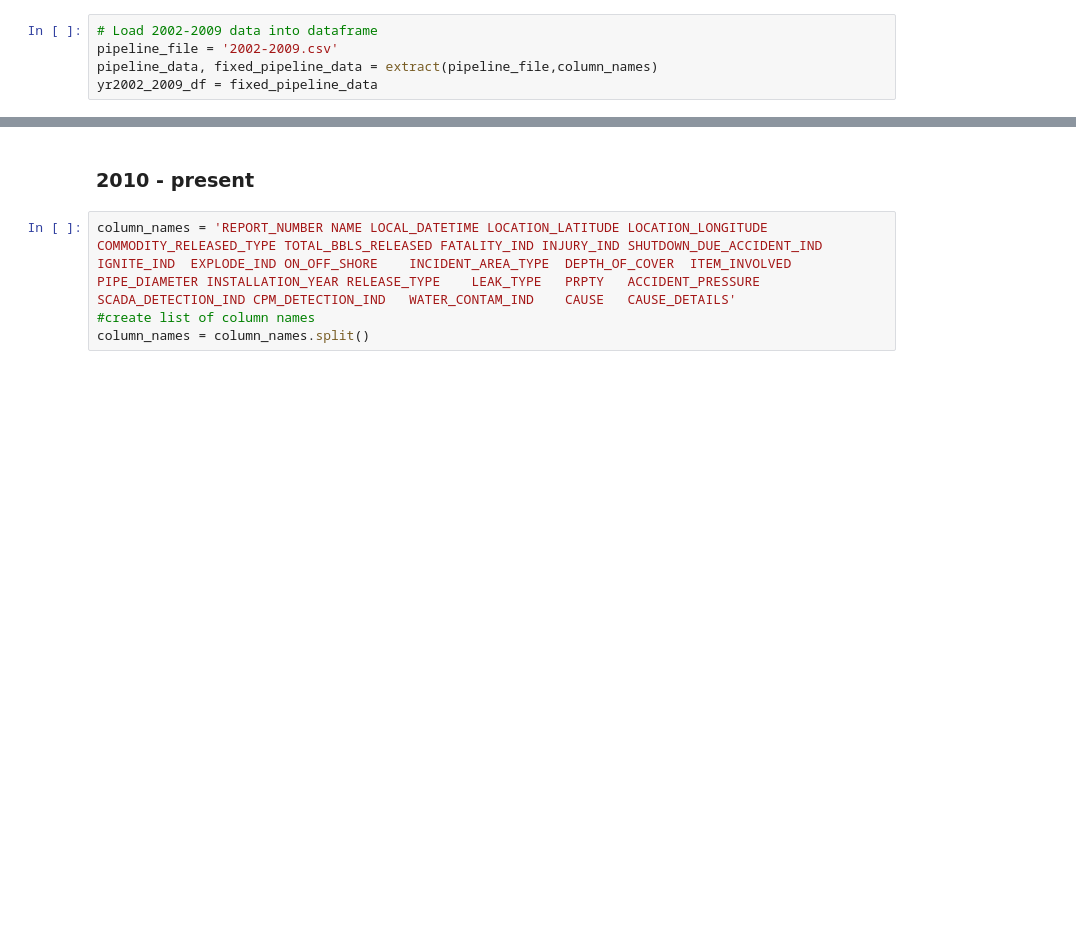
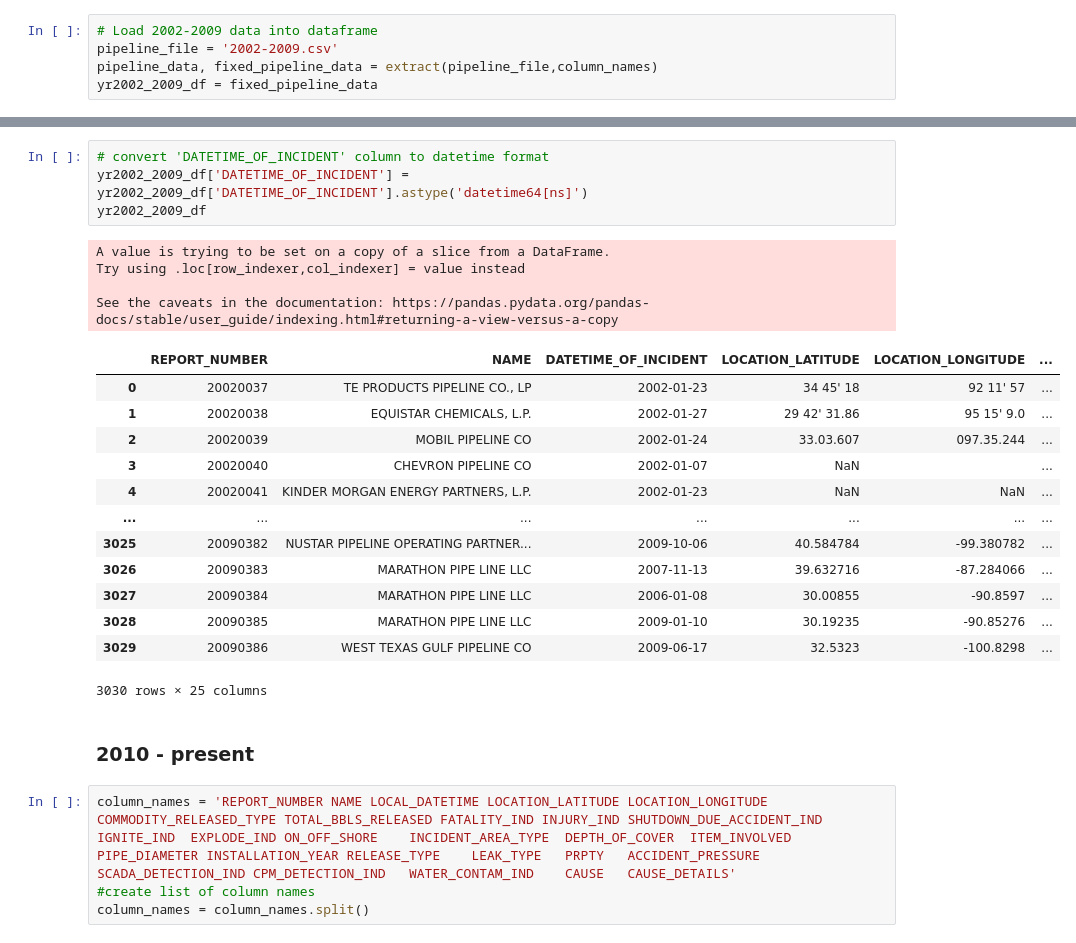
Before and after one commit to JeffreyS-0/Oil_Spills_Overtime_Analysis, a Jupyter notebook: oilspill_dataframes.ipynb, the cells around one changed output, grey strips where cells are left out. Cells and saved outputs as stored; diff of their text form; blank space fills up the shorter version.

```diff
--- a/oilspill_dataframes.ipynb
+++ b/oilspill_dataframes.ipynb
@@ -242,3 +294,25 @@ yr2002_2009_df
+# %%
+# convert 'DATETIME_OF_INCIDENT' column to datetime format
+yr2002_2009_df['DATETIME_OF_INCIDENT'] = yr2002_2009_df['DATETIME_OF_INCIDENT'].astype('datetime64[ns]')
+yr2002_2009_df
+# %% [output]
+A value is trying to be set on a copy of a slice from a DataFrame.
+Try using .loc[row_indexer,col_indexer] = value instead
+
+See the caveats in the documentation: https://pandas.pydata.org/pandas-docs/stable/user_guide/indexing.html#returning-a-view-versus-a-copy
+|  | REPORT_NUMBER | NAME | DATETIME_OF_INCIDENT | LOCATION_LATITUDE | LOCATION_LONGITUDE | ... |
+| 0 | 20020037 | TE PRODUCTS PIPELINE CO., LP | 2002-01-23 | 34 45' 18 | 92 11' 57 | ... |
+| 1 | 20020038 | EQUISTAR CHEMICALS, L.P. | 2002-01-27 | 29 42' 31.86 | 95 15' 9.0 | ... |
+| 2 | 20020039 | MOBIL PIPELINE CO | 2002-01-24 | 33.03.607 | 097.35.244 | ... |
+| 3 | 20020040 | CHEVRON PIPELINE CO | 2002-01-07 | NaN |  | ... |
+| 4 | 20020041 | KINDER MORGAN ENERGY PARTNERS, L.P. | 2002-01-23 | NaN | NaN | ... |
+| ... | ... | ... | ... | ... | ... | ... |
+| 3025 | 20090382 | NUSTAR PIPELINE OPERATING PARTNER... | 2009-10-06 | 40.584784 | -99.380782 | ... |
+| 3026 | 20090383 | MARATHON PIPE LINE LLC | 2007-11-13 | 39.632716 | -87.284066 | ... |
+| 3027 | 20090384 | MARATHON PIPE LINE LLC | 2006-01-08 | 30.00855 | -90.8597 | ... |
+| 3028 | 20090385 | MARATHON PIPE LINE LLC | 2009-01-10 | 30.19235 | -90.85276 | ... |
+| 3029 | 20090386 | WEST TEXAS GULF PIPELINE CO | 2009-06-17 | 32.5323 | -100.8298 | ... |
+3030 rows × 25 columns
 # %% [markdown]
 ### 2010 - present
 # %%
```
Also changed, not shown: parts of 15 cells of this notebook.
